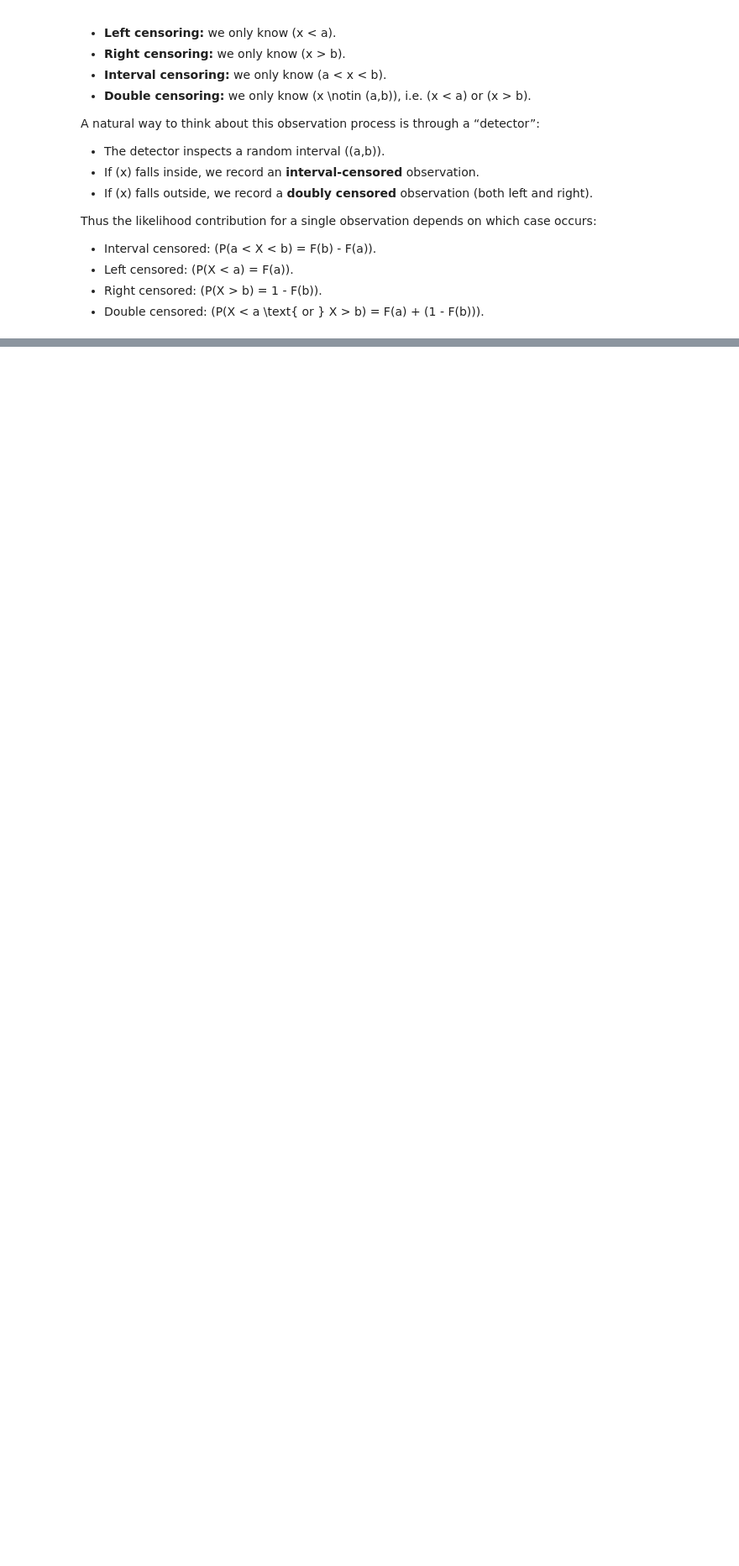
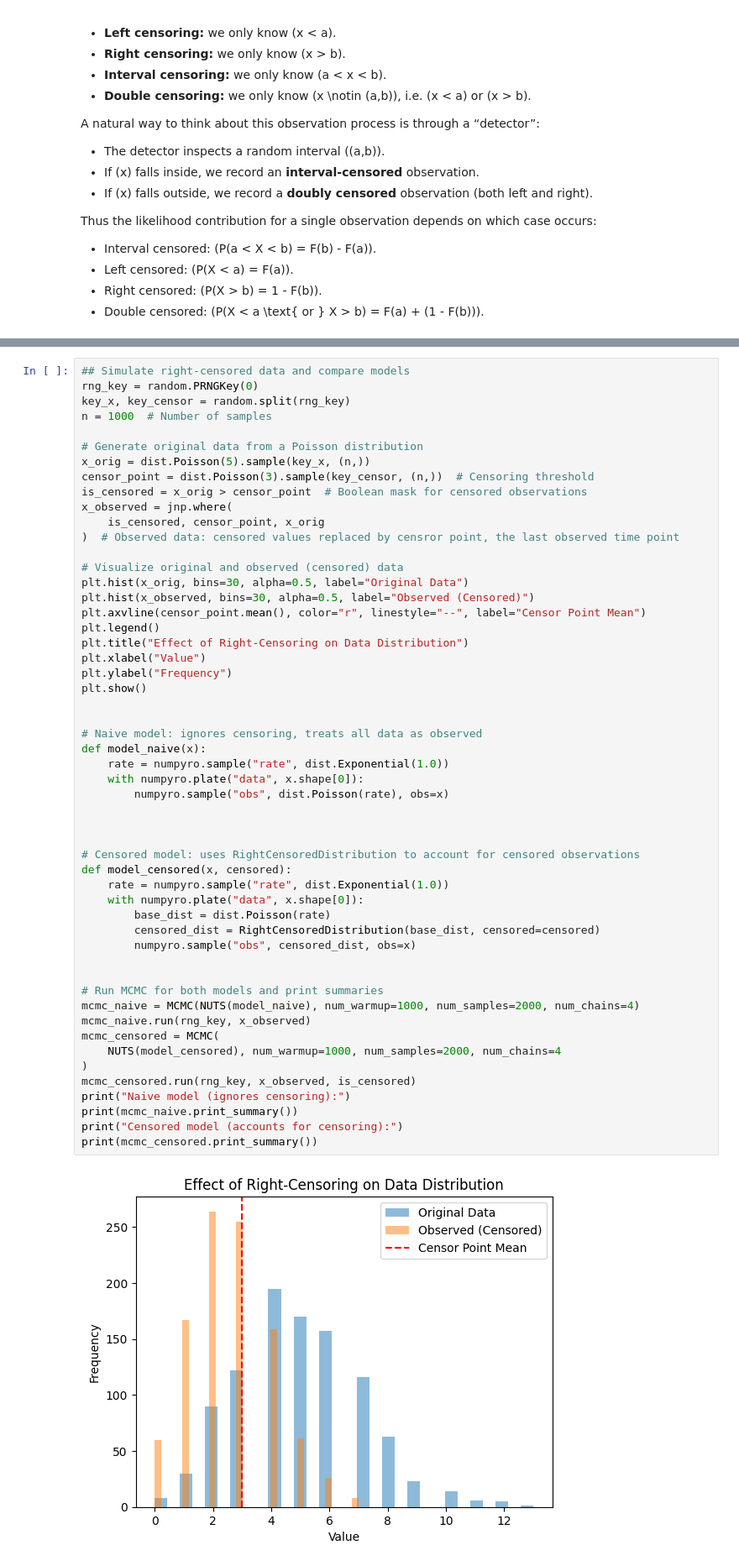
Before and after one commit to vanAmsterdam/numpyro, a Jupyter notebook: notebooks/source/survival_analysis.ipynb, the cells around one changed output, grey strips where cells are left out. Shown: that part at 84% size. Saved outputs shown, nothing was run; the diff lists cells and outputs as text; blank space fills up the shorter version.

```diff
--- a/notebooks/source/survival_analysis.ipynb
+++ b/notebooks/source/survival_analysis.ipynb
@@ -498,0 +501,55 @@ Number of divergences: 0
+# %%
+## Simulate right-censored data and compare models
+rng_key = random.PRNGKey(0)
+key_x, key_censor = random.split(rng_key)
+n = 1000  # Number of samples
+
+# Generate original data from a Poisson distribution
+x_orig = dist.Poisson(5).sample(key_x, (n,))
+censor_point = dist.Poisson(3).sample(key_censor, (n,))  # Censoring threshold
+is_censored = x_orig > censor_point  # Boolean mask for censored observations
+x_observed = jnp.where(
+    is_censored, censor_point, x_orig
+)  # Observed data: censored values replaced by censror point, the last observed time point
+
+# Visualize original and observed (censored) data
+plt.hist(x_orig, bins=30, alpha=0.5, label="Original Data")
+plt.hist(x_observed, bins=30, alpha=0.5, label="Observed (Censored)")
+plt.axvline(censor_point.mean(), color="r", linestyle="--", label="Censor Point Mean")
+plt.legend()
+plt.title("Effect of Right-Censoring on Data Distribution")
+plt.xlabel("Value")
+plt.ylabel("Frequency")
+plt.show()
+
+
+# Naive model: ignores censoring, treats all data as observed
+def model_naive(x):
+    rate = numpyro.sample("rate", dist.Exponential(1.0))
+    with numpyro.plate("data", x.shape[0]):
+        numpyro.sample("obs", dist.Poisson(rate), obs=x)
+
+
+
+# Censored model: uses RightCensoredDistribution to account for censored observations
+def model_censored(x, censored):
+    rate = numpyro.sample("rate", dist.Exponential(1.0))
+    with numpyro.plate("data", x.shape[0]):
+        base_dist = dist.Poisson(rate)
+        censored_dist = RightCensoredDistribution(base_dist, censored=censored)
+        numpyro.sample("obs", censored_dist, obs=x)
+
+
+# Run MCMC for both models and print summaries
+mcmc_naive = MCMC(NUTS(model_naive), num_warmup=1000, num_samples=2000, num_chains=4)
+mcmc_naive.run(rng_key, x_observed)
+mcmc_censored = MCMC(
+    NUTS(model_censored), num_warmup=1000, num_samples=2000, num_chains=4
+)
+mcmc_censored.run(rng_key, x_observed, is_censored)
+print("Naive model (ignores censoring):")
+print(mcmc_naive.print_summary())
+print("Censored model (accounts for censoring):")
+print(mcmc_censored.print_summary())
+# %% [output]
+[figure, added]
```
Also changed, not shown: parts of 9 cells of this notebook, 1 other file.
